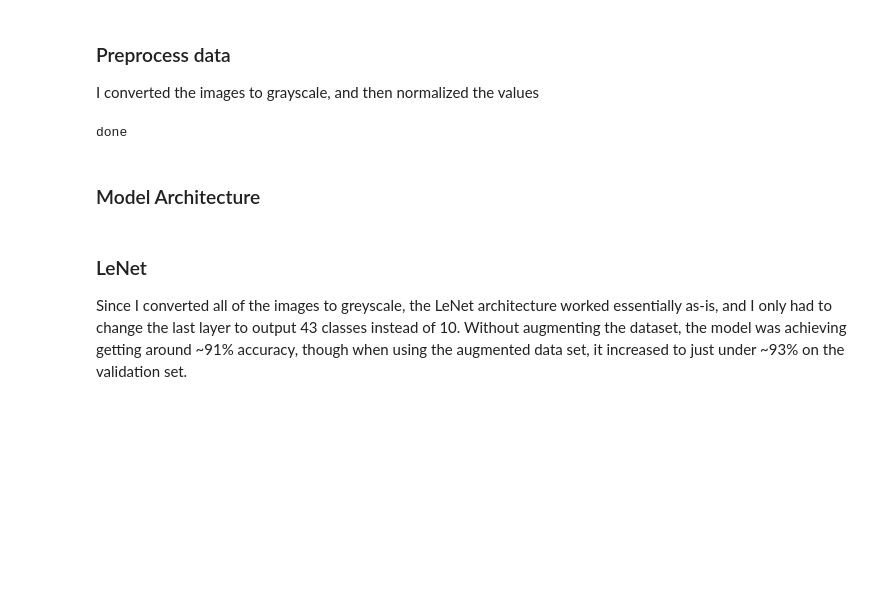
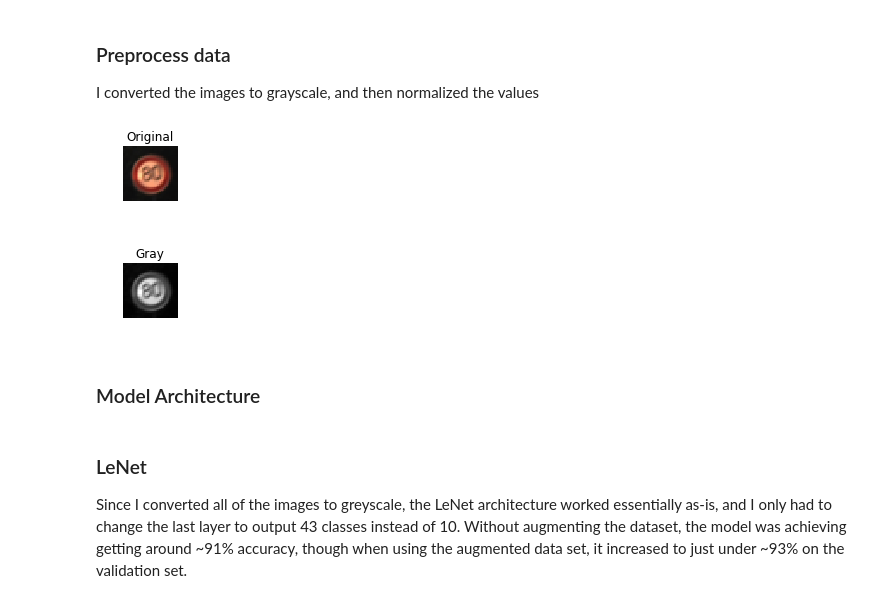
Before and after one commit to lubert/CarND-Traffic-Sign-Classifier-Project, a Jupyter notebook: Traffic_Sign_Classifier.ipynb, the cells around one changed output. Saved outputs shown, nothing was run; the diff lists cells and outputs as text; code cells hidden in the pictures; blank space fills up the shorter version.

```diff
--- a/Traffic_Sign_Classifier.ipynb
+++ b/Traffic_Sign_Classifier.ipynb
@@ -390,10 +390,14 @@ def gray(x):
 
 def preprocess(x):
     return normalize(gray(x))
-
-X_train = preprocess(X_train)
-X_valid = preprocess(X_valid)
-X_test = preprocess(X_test)
-print('done')
-# %% [output]
-done
+# %%
+r_index = np.random.randint(0, len(X_train))
+img = X_train[r_index]
+
+plot_image(img, title='Original')
+
+s = gray(img)
+plot_image(s, title='Gray')
+# %% [output]
+[figure, added]
+[figure, added]
```
Also changed, not shown: parts of 3 cells of this notebook, 1 other file.
